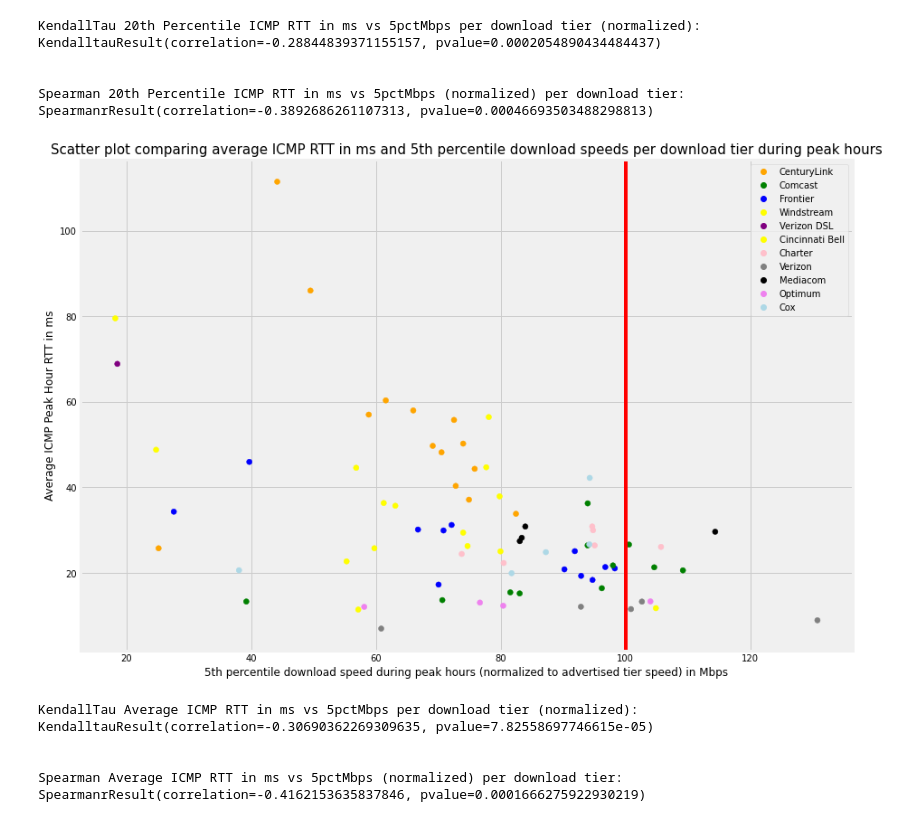
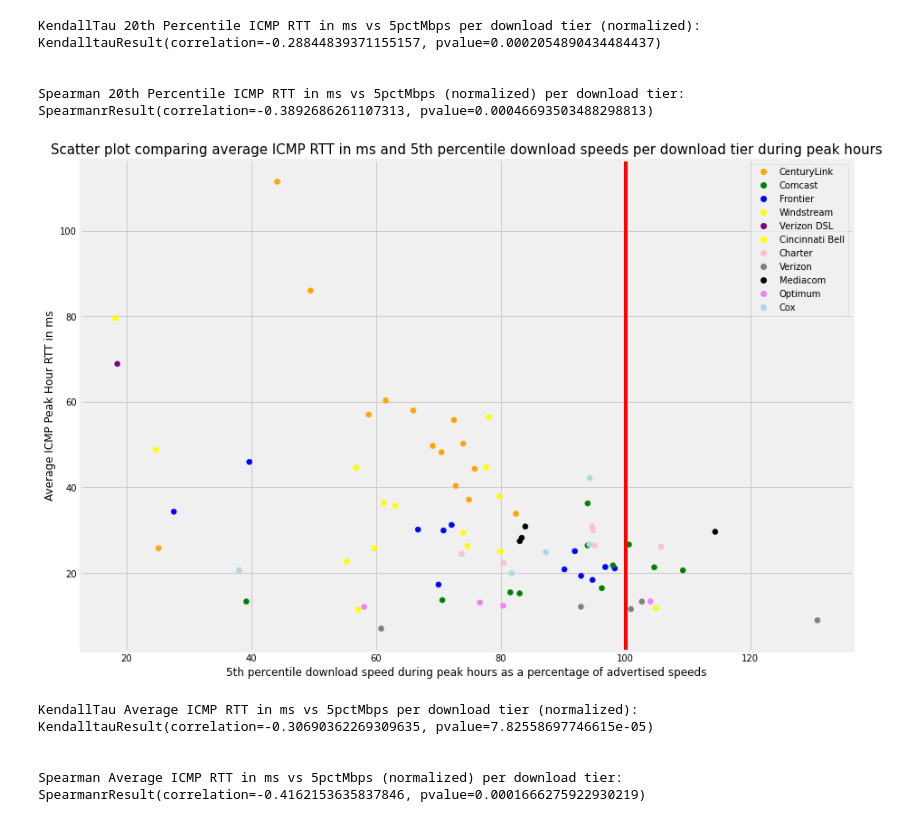
Before and after one commit to afreund415/MBA-broadband-research, a Jupyter notebook: MBA Reliability Analysis .ipynb, the cells around one changed output. Drawn from its saved outputs; the diff is of its cells as text; code cells hidden in the pictures.

```diff
--- a/MBA Reliability Analysis .ipynb
+++ b/MBA Reliability Analysis .ipynb
@@ -330,29 +329,29 @@ Spearman 20th Percentile ICMP RTT in ms vs 5pctMbps (normalized) per download ti
 # %%
 X =  mergedChart['5thPctNorm']
 Y = mergedChart['avgPingRTTms']
 
 fig = plt.figure()
 plt.rcParams["figure.figsize"] = [30, 10]
 ax1 = fig.add_subplot(122)
 
 colors = {'CenturyLink':'orange', 'Comcast':'green', 'Frontier':'blue', 'Windstream':'yellow',
          'Verizon DSL': 'purple', 'Cincinnati Bell': 'yellow', 'Charter': 'pink', 'Verizon': 'gray',
          'Mediacom': 'black', 'Optimum': 'violet', 'Cox': 'lightblue'}
 
 
 ax1.scatter(X, Y, c=mergedChart['ISP'].map(colors))
 plt.grid(True)
 markers = [plt.Line2D([0,0],[0,0],color=color, marker='o', linestyle='') for color in colors.values()]
 plt.legend(markers, colors.keys(), numpoints=1)
 plt.axvline(x = 100, color = 'red', linestyle = '-')
-plt.xlabel("5th percentile download speed during peak hours (normalized to advertised tier speed) in Mbps")
+plt.xlabel("5th percentile download speed during peak hours as a percentage of advertised speeds")
 plt.ylabel("Average ICMP Peak Hour RTT in ms")
 plt.title("Scatter plot comparing average ICMP RTT in ms and 5th percentile download speeds per download tier during peak hours",fontsize=15)
 
 
 plt.show()
 # %% [output]
-[figure, old version]
+[figure, new version]
 # %%
 kenPing3 = stats.kendalltau(mergedChart['5thPctNorm'], mergedChart['avgPingRTTms'])
 print("KendallTau Average ICMP RTT in ms vs 5pctMbps per download tier (normalized):", kenPing3)
```
Also changed, not shown: parts of 12 cells of this notebook, 2 other files.
